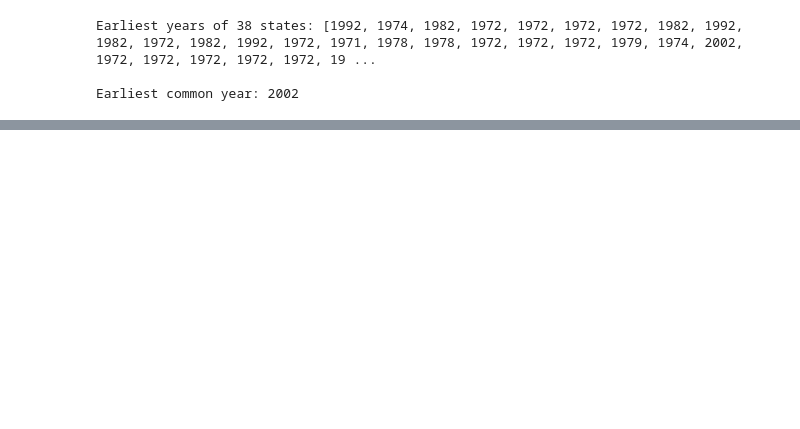
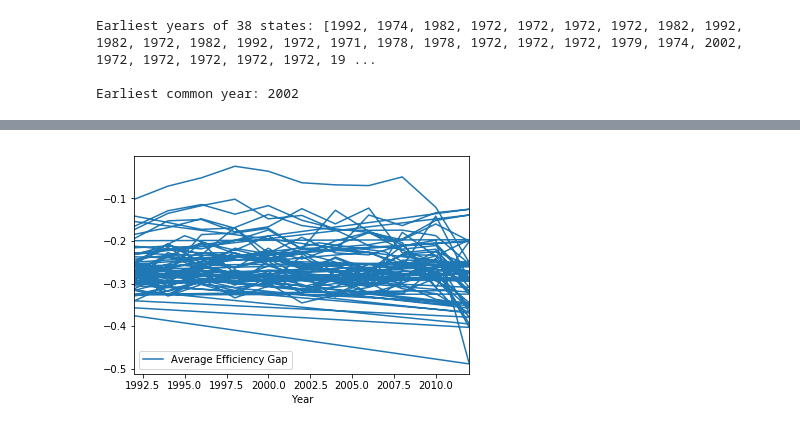
Before and after one commit to ksun0/EfficiencyGap, a Jupyter notebook: EfficiencyGap.ipynb, the cells around one changed output, grey strips where cells are left out. Drawn from its saved outputs; the diff is of its cells as text; code cells hidden in the pictures; blank space fills up the shorter version.

```diff
--- a/EfficiencyGap.ipynb
+++ b/EfficiencyGap.ipynb
@@ -74,0 +183,4 @@ df
+# %%
+plt2 = eg_df2.plot(x='Year', y='Average Efficiency Gap')
+# %% [output]
+[figure, added]
```
Also changed, not shown: parts of 17 cells of this notebook, 3 other files.
